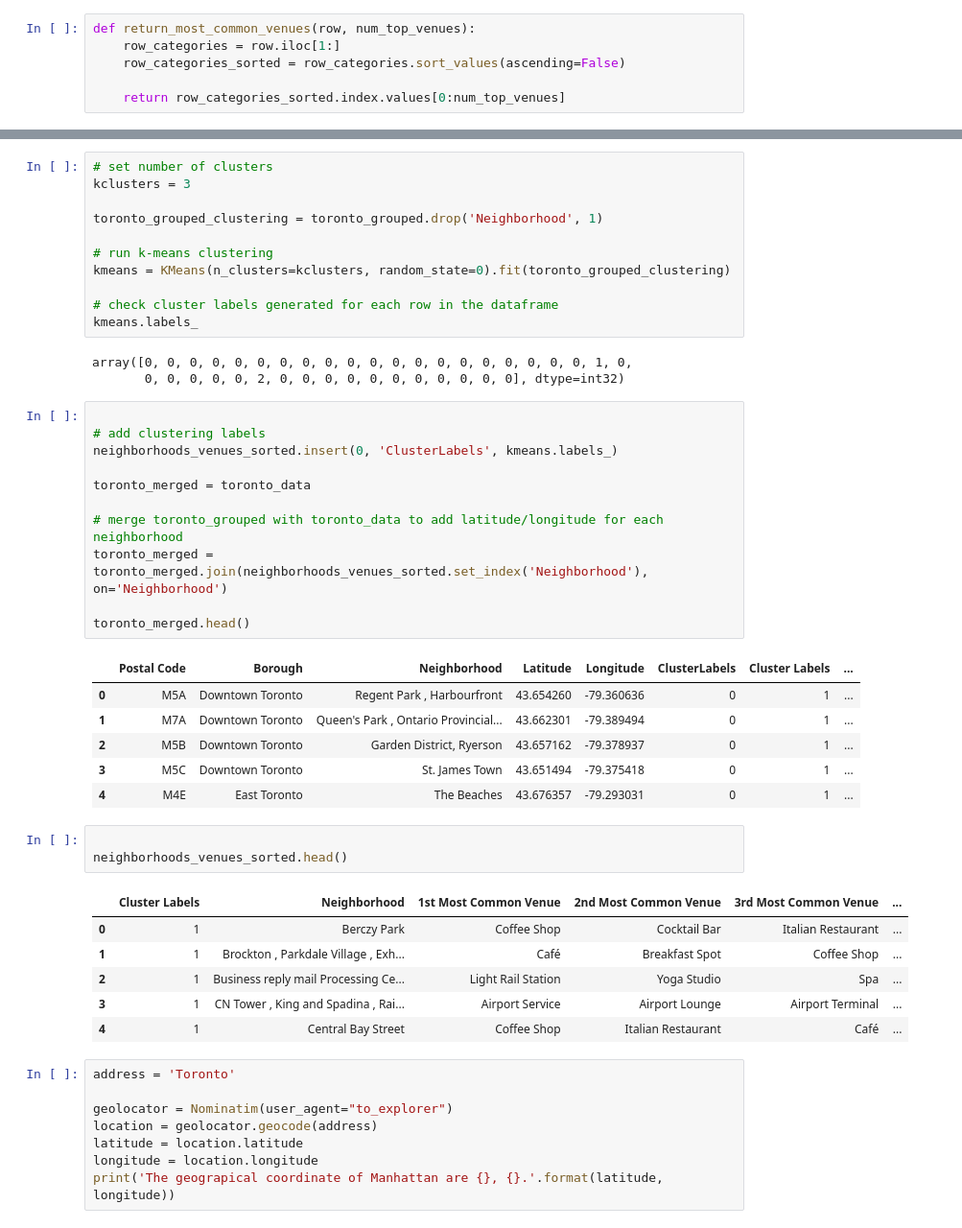
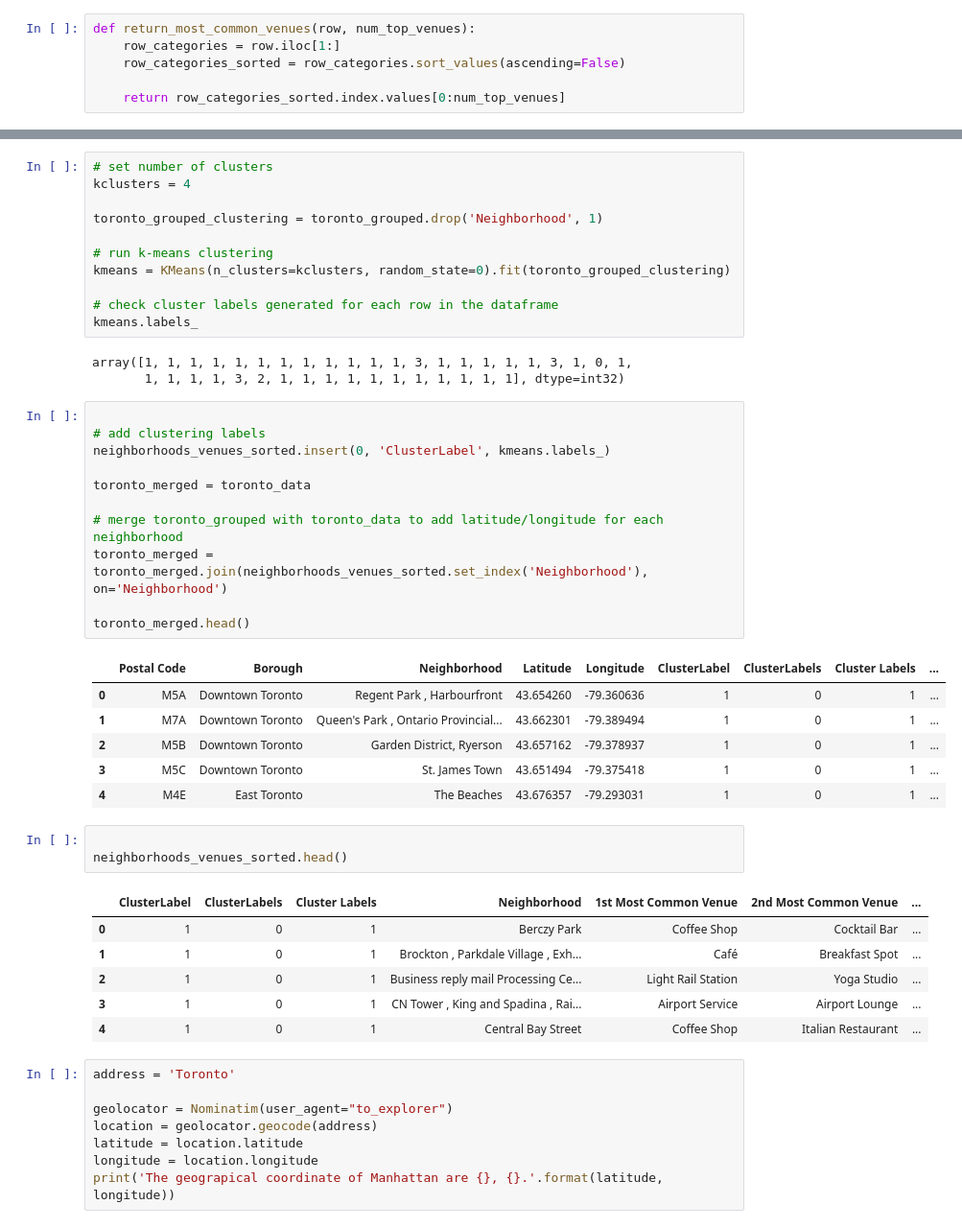
Before and after one commit to Poojakatta/Segmenting-and-Clustering-Neighborhoods-in-Toronto1, a Jupyter notebook: Segmenting and Clustering Neighborhoods in Toronto3.ipynb, the cells around one changed output, grey strips where cells are left out. Shown at 96% size. Saved outputs shown, nothing was run; the diff lists cells and outputs as text.

Commit message:
Published from Watson Studio.

```diff
--- a/Segmenting and Clustering Neighborhoods in Toronto3.ipynb
+++ b/Segmenting and Clustering Neighborhoods in Toronto3.ipynb
@@ -296,7 +296,7 @@ neighborhoods_venues_sorted.head()
 | 4 | Central Bay Street | Coffee Shop | Italian Restaurant | Café | Sandwich Place | ... |
 # %%
 # set number of clusters
-kclusters = 3
+kclusters = 4
 
 toronto_grouped_clustering = toronto_grouped.drop('Neighborhood', 1)
 
@@ -306,36 +306,36 @@ kmeans = KMeans(n_clusters=kclusters, random_state=0).fit(toronto_grouped_cluste
 # check cluster labels generated for each row in the dataframe
 kmeans.labels_
 # %% [output]
-array([0, 0, 0, 0, 0, 0, 0, 0, 0, 0, 0, 0, 0, 0, 0, 0, 0, 0, 0, 0, 1, 0,
-       0, 0, 0, 0, 0, 2, 0, 0, 0, 0, 0, 0, 0, 0, 0, 0, 0], dtype=int32)
+array([1, 1, 1, 1, 1, 1, 1, 1, 1, 1, 1, 1, 3, 1, 1, 1, 1, 1, 3, 1, 0, 1,
+       1, 1, 1, 1, 3, 2, 1, 1, 1, 1, 1, 1, 1, 1, 1, 1, 1], dtype=int32)
 # %%
 
 # add clustering labels
-neighborhoods_venues_sorted.insert(0, 'ClusterLabels', kmeans.labels_)
+neighborhoods_venues_sorted.insert(0, 'ClusterLabel', kmeans.labels_)
 
 toronto_merged = toronto_data
 
 # merge toronto_grouped with toronto_data to add latitude/longitude for each neighborhood
 toronto_merged = toronto_merged.join(neighborhoods_venues_sorted.set_index('Neighborhood'), on='Neighborhood')
 
 toronto_merged.head()
 # %% [output]
-|  | Postal Code | Borough | Neighborhood | Latitude | Longitude | ClusterLabels | Cluster Labels | ... |
-| 0 | M5A | Downtown Toronto | Regent Park , Harbourfront | 43.654260 | -79.360636 | 0 | 1 | ... |
-| 1 | M7A | Downtown Toronto | Queen's Park , Ontario Provincial... | 43.662301 | -79.389494 | 0 | 1 | ... |
-| 2 | M5B | Downtown Toronto | Garden District, Ryerson | 43.657162 | -79.378937 | 0 | 1 | ... |
-| 3 | M5C | Downtown Toronto | St. James Town | 43.651494 | -79.375418 | 0 | 1 | ... |
-| 4 | M4E | East Toronto | The Beaches | 43.676357 | -79.293031 | 0 | 1 | ... |
+|  | Postal Code | Borough | Neighborhood | Latitude | Longitude | ClusterLabel | ClusterLabels | Cluster Labels | ... |
+| 0 | M5A | Downtown Toronto | Regent Park , Harbourfront | 43.654260 | -79.360636 | 1 | 0 | 1 | ... |
+| 1 | M7A | Downtown Toronto | Queen's Park , Ontario Provincial... | 43.662301 | -79.389494 | 1 | 0 | 1 | ... |
+| 2 | M5B | Downtown Toronto | Garden District, Ryerson | 43.657162 | -79.378937 | 1 | 0 | 1 | ... |
+| 3 | M5C | Downtown Toronto | St. James Town | 43.651494 | -79.375418 | 1 | 0 | 1 | ... |
+| 4 | M4E | East Toronto | The Beaches | 43.676357 | -79.293031 | 1 | 0 | 1 | ... |
 # %%
 
 neighborhoods_venues_sorted.head()
 # %% [output]
-|  | Cluster Labels | Neighborhood | 1st Most Common Venue | 2nd Most Common Venue | 3rd Most Common Venue | ... |
-| 0 | 1 | Berczy Park | Coffee Shop | Cocktail Bar | Italian Restaurant | ... |
-| 1 | 1 | Brockton , Parkdale Village , Exh... | Café | Breakfast Spot | Coffee Shop | ... |
-| 2 | 1 | Business reply mail Processing Ce... | Light Rail Station | Yoga Studio | Spa | ... |
-| 3 | 1 | CN Tower , King and Spadina , Rai... | Airport Service | Airport Lounge | Airport Terminal | ... |
-| 4 | 1 | Central Bay Street | Coffee Shop | Italian Restaurant | Café | ... |
+|  | ClusterLabel | ClusterLabels | Cluster Labels | Neighborhood | 1st Most Common Venue | 2nd Most Common Venue | ... |
+| 0 | 1 | 0 | 1 | Berczy Park | Coffee Shop | Cocktail Bar | ... |
+| 1 | 1 | 0 | 1 | Brockton , Parkdale Village , Exh... | Café | Breakfast Spot | ... |
+| 2 | 1 | 0 | 1 | Business reply mail Processing Ce... | Light Rail Station | Yoga Studio | ... |
+| 3 | 1 | 0 | 1 | CN Tower , King and Spadina , Rai... | Airport Service | Airport Lounge | ... |
+| 4 | 1 | 0 | 1 | Central Bay Street | Coffee Shop | Italian Restaurant | ... |
 # %%
 address = 'Toronto'
 
```
Also changed, not shown: parts of 1 cell of this notebook.
